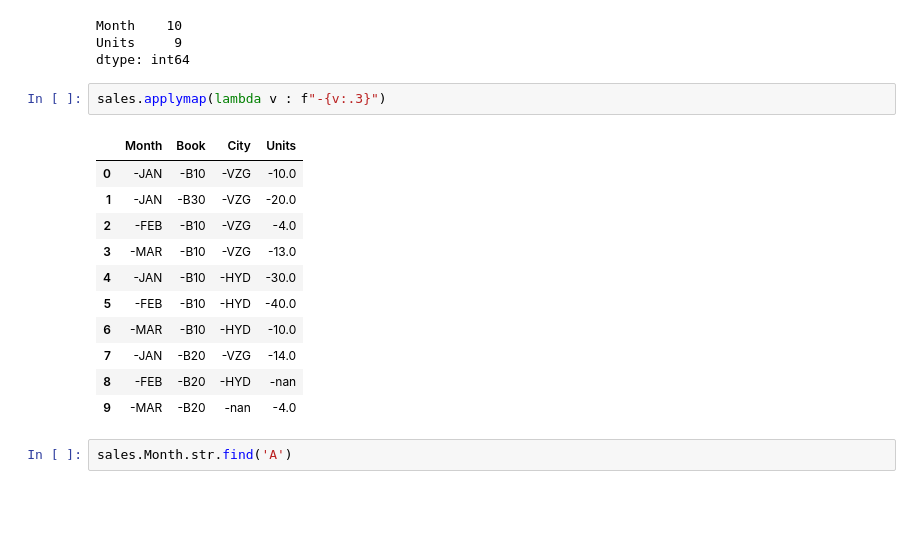
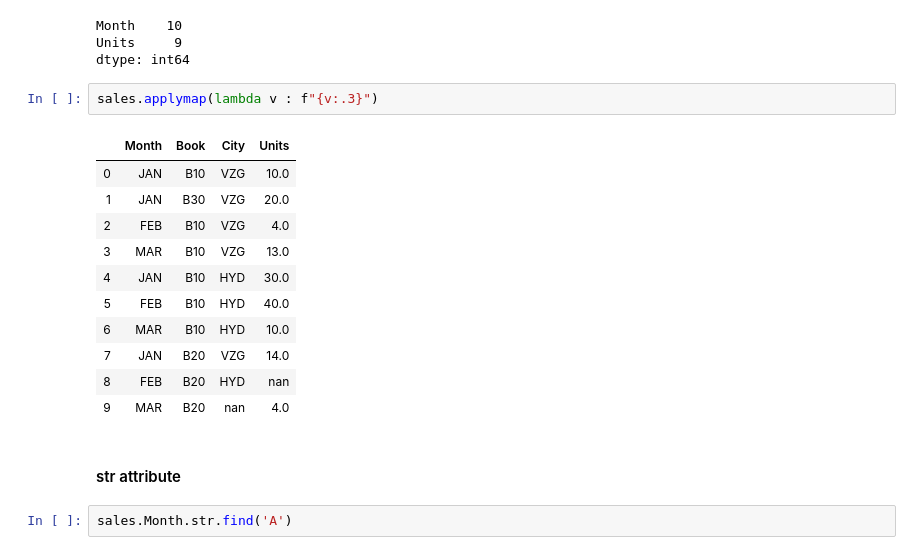
Before and after one commit to srikanthpragada/DS_06_JAN_2020, a Jupyter notebook: sales.ipynb, the cells around one changed output. Cells and saved outputs as stored; diff of their text form; blank space fills up the shorter version.

```diff
--- a/sales.ipynb
+++ b/sales.ipynb
@@ -210,19 +342,21 @@ Month    10
 Units     9
 dtype: int64
 # %%
-sales.applymap(lambda v : f"-{v:.3}")
+sales.applymap(lambda v : f"{v:.3}")
 # %% [output]
 |  | Month | Book | City | Units |
-| 0 | -JAN | -B10 | -VZG | -10.0 |
-| 1 | -JAN | -B30 | -VZG | -20.0 |
-| 2 | -FEB | -B10 | -VZG | -4.0 |
-| 3 | -MAR | -B10 | -VZG | -13.0 |
-| 4 | -JAN | -B10 | -HYD | -30.0 |
-| 5 | -FEB | -B10 | -HYD | -40.0 |
-| 6 | -MAR | -B10 | -HYD | -10.0 |
-| 7 | -JAN | -B20 | -VZG | -14.0 |
-| 8 | -FEB | -B20 | -HYD | -nan |
-| 9 | -MAR | -B20 | -nan | -4.0 |
+| 0 | JAN | B10 | VZG | 10.0 |
+| 1 | JAN | B30 | VZG | 20.0 |
+| 2 | FEB | B10 | VZG | 4.0 |
+| 3 | MAR | B10 | VZG | 13.0 |
+| 4 | JAN | B10 | HYD | 30.0 |
+| 5 | FEB | B10 | HYD | 40.0 |
+| 6 | MAR | B10 | HYD | 10.0 |
+| 7 | JAN | B20 | VZG | 14.0 |
+| 8 | FEB | B20 | HYD | nan |
+| 9 | MAR | B20 | nan | 4.0 |
+# %% [markdown]
+####  str attribute
 # %%
 sales.Month.str.find('A')
 # %% [output]
```
Also changed, not shown: parts of 30 cells of this notebook, 2 other files.
